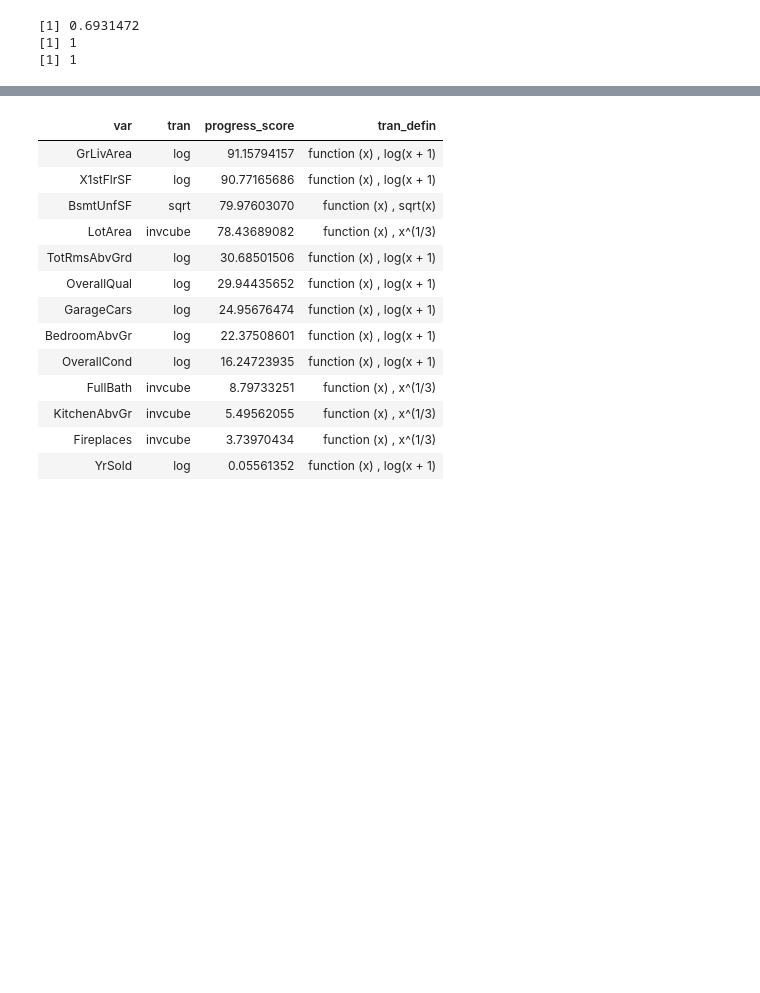
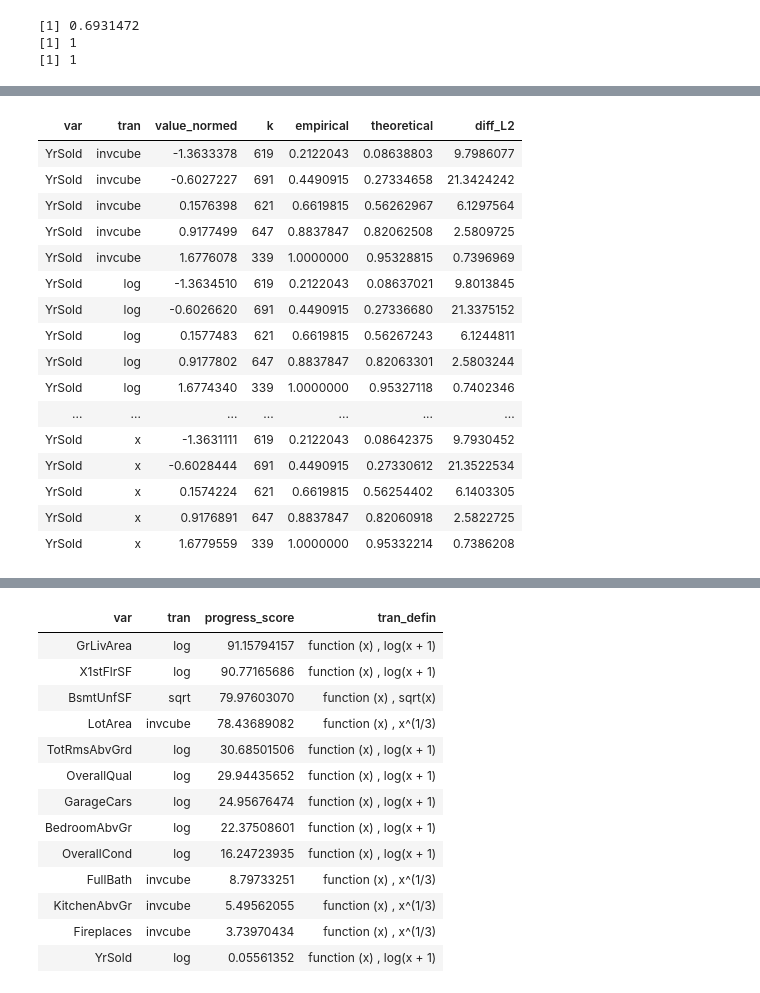
Before and after one commit to MatrixNorm/kaggle, a Jupyter notebook: rbooks/house_prices/DEV_transform_numeric.ipynb, the cells around one changed output, grey strips where cells are left out. Cells and saved outputs as stored; diff of their text form; code cells hidden in the pictures; blank space fills up the shorter version.

```diff
--- a/rbooks/house_prices/DEV_transform_numeric.ipynb
+++ b/rbooks/house_prices/DEV_transform_numeric.ipynb
@@ -84,0 +119,27 @@ df2 %>% head
+# %%
+df3 %>%
+mutate(
+    empirical = cumsum(k) / sum(k),
+    theoretical = pnorm(value_normed),
+    diff_L2 = k*(empirical - theoretical)**2
+) -> df4
+
+df4 %>% filter(var == 'YrSold')
+# %% [output]
+| var | tran | value_normed | k | empirical | theoretical | diff_L2 |
+| YrSold | invcube | -1.3633378 | 619 | 0.2122043 | 0.08638803 | 9.7986077 |
+| YrSold | invcube | -0.6027227 | 691 | 0.4490915 | 0.27334658 | 21.3424242 |
+| YrSold | invcube | 0.1576398 | 621 | 0.6619815 | 0.56262967 | 6.1297564 |
+| YrSold | invcube | 0.9177499 | 647 | 0.8837847 | 0.82062508 | 2.5809725 |
+| YrSold | invcube | 1.6776078 | 339 | 1.0000000 | 0.95328815 | 0.7396969 |
+| YrSold | log | -1.3634510 | 619 | 0.2122043 | 0.08637021 | 9.8013845 |
+| YrSold | log | -0.6026620 | 691 | 0.4490915 | 0.27336680 | 21.3375152 |
+| YrSold | log | 0.1577483 | 621 | 0.6619815 | 0.56267243 | 6.1244811 |
+| YrSold | log | 0.9177802 | 647 | 0.8837847 | 0.82063301 | 2.5803244 |
+| YrSold | log | 1.6774340 | 339 | 1.0000000 | 0.95327118 | 0.7402346 |
+| ... | ... | ... | ... | ... | ... | ... |
+| YrSold | x | -1.3631111 | 619 | 0.2122043 | 0.08642375 | 9.7930452 |
+| YrSold | x | -0.6028444 | 691 | 0.4490915 | 0.27330612 | 21.3522534 |
+| YrSold | x | 0.1574224 | 621 | 0.6619815 | 0.56254402 | 6.1403305 |
+| YrSold | x | 0.9176891 | 647 | 0.8837847 | 0.82060918 | 2.5822725 |
+| YrSold | x | 1.6779559 | 339 | 1.0000000 | 0.95332214 | 0.7386208 |
```
Also changed, not shown: parts of 5 cells of this notebook, 6 other files.
